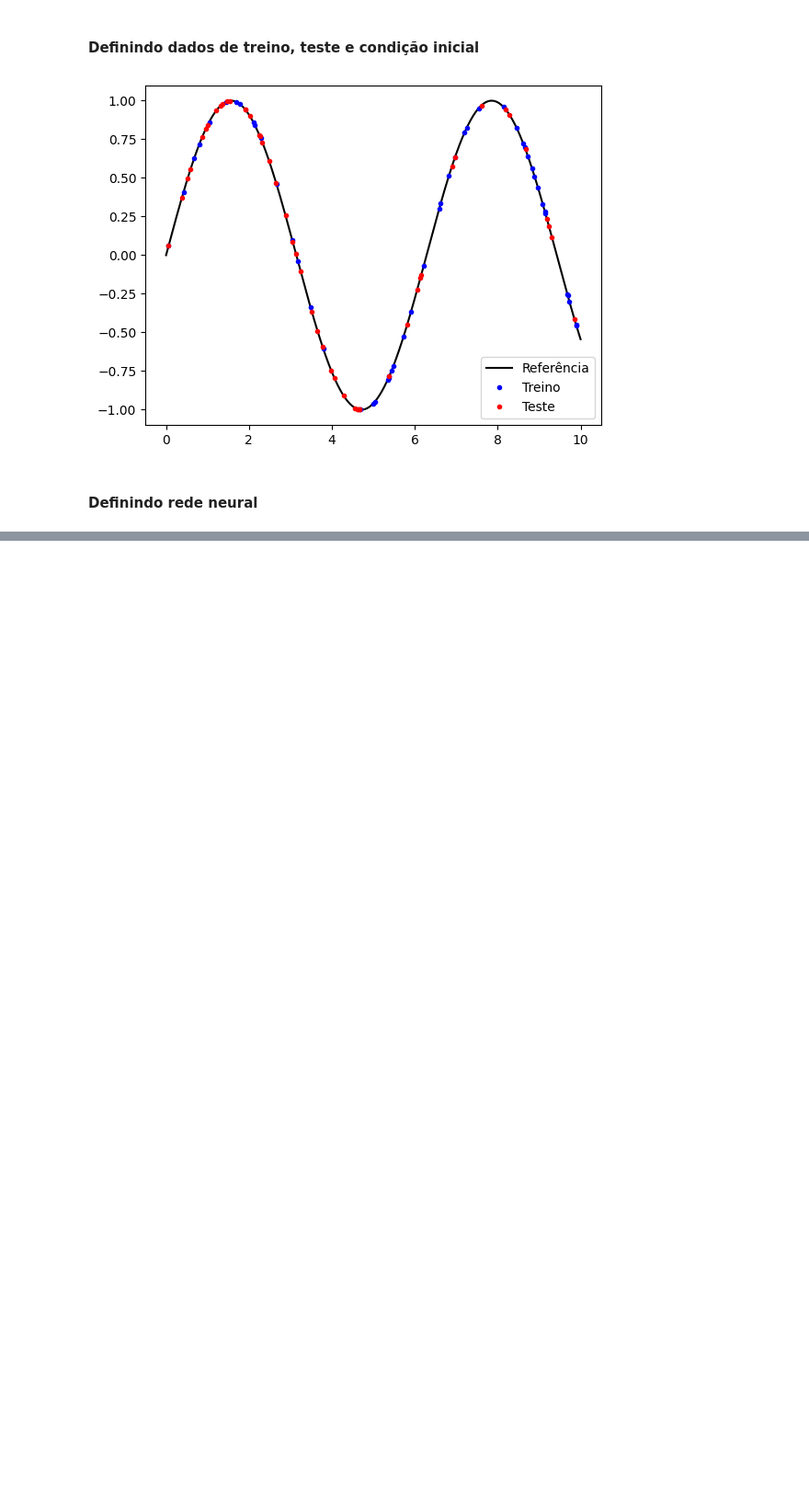
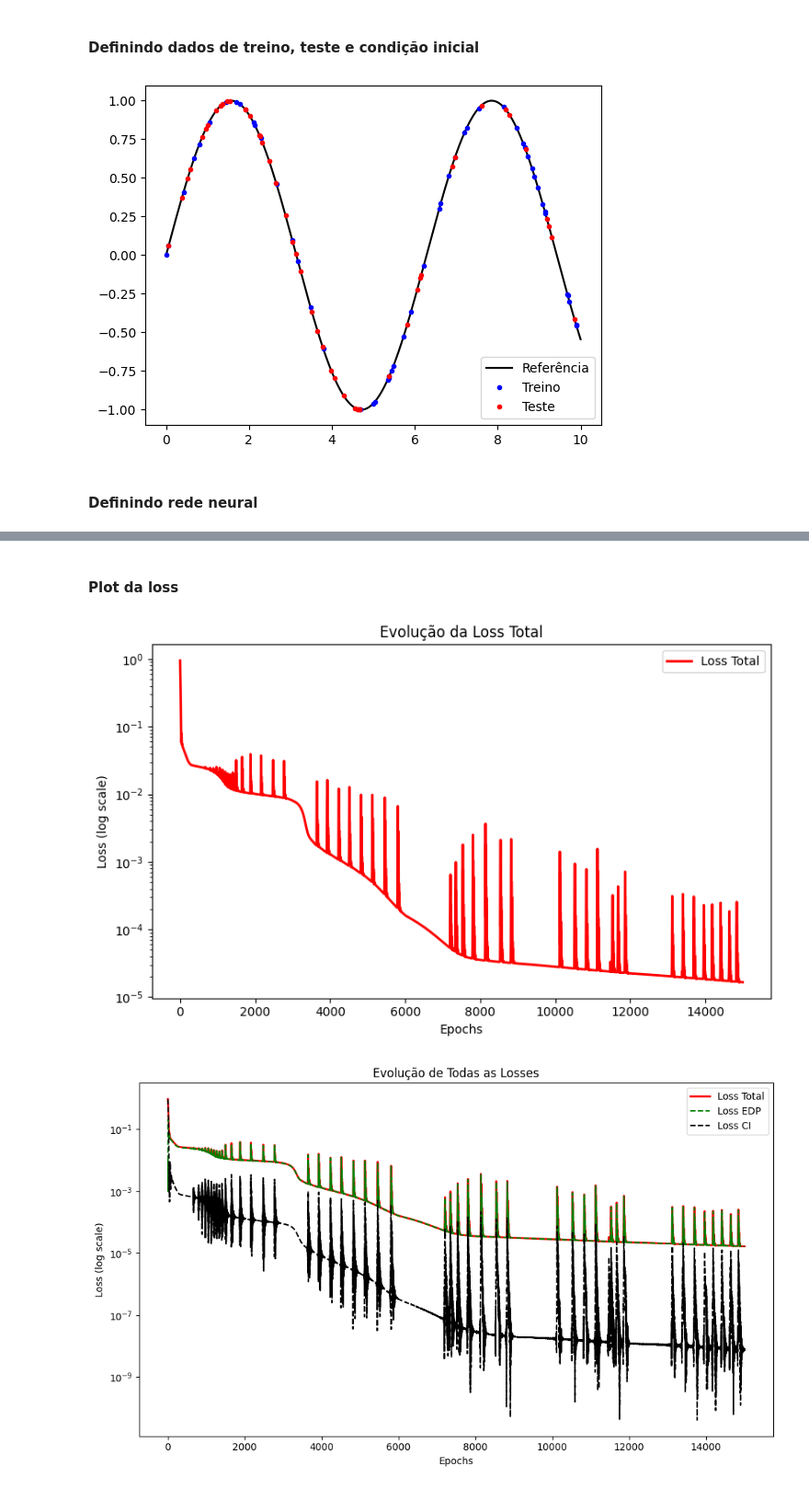
Before and after one commit to NicolasRossoni/TCC, a Jupyter notebook: SimpleExamples/oscilador_harmonico.ipynb, the cells around one changed output, grey strips where cells are left out. Shown: that part at 92% size. Drawn from its saved outputs; the diff is of its cells as text; code cells hidden in the pictures; blank space fills up the shorter version.

```diff
--- a/SimpleExamples/oscilador_harmonico.ipynb
+++ b/SimpleExamples/oscilador_harmonico.ipynb
@@ -34,17 +32,19 @@ from torch.optim.lr_scheduler import StepLR
 # %%
 tc.manual_seed(21)
 
+# Definindo intervalo e número de pontos
 t_i = 0
 t_f = 10
 n_pontos = 100
-
 train_test_ratio = 0.5
 
+# Definindo constantes físicas
 x_0 = 0
 v_0 = 1
 k = 1
 m = 1
 
+# Pontos analíticos
 t = tc.linspace(t_i, t_f, n_pontos*10)
 
 def x_analitico(t):
@@ -52,21 +52,27 @@ def x_analitico(t):
 
 x_ref = x_analitico(t)
 
+# Pontos analíticos aleatórios
 rand_indices = tc.randint(0, n_pontos*10, (n_pontos,))
 novo_t = t[rand_indices]
 novo_x_ref = x_ref[rand_indices]
 
+# Treino e teste
 split_index = int(n_pontos*train_test_ratio)
-t_treino = tc.tensor(novo_t[:split_index])
-x_treino = tc.tensor(novo_x_ref[:split_index])
+t_treino = novo_t[:split_index].clone().detach().reshape(-1, 1)
+t_treino.requires_grad_(True)
+x_treino = novo_x_ref[:split_index].clone().detach().reshape(-1, 1)
 
-t_teste = tc.tensor(novo_t[split_index:])
-x_teste = tc.tensor(novo_x_ref[split_index:])
+t_teste = novo_t[split_index:].clone().detach().reshape(-1, 1)
+x_teste = novo_x_ref[split_index:].clone().detach().reshape(-1, 1)
 
+# Condições iniciais
 condicoes_iniciais = tc.tensor([x_0, v_0])
+t_treino = tc.cat([tc.tensor([[0.0]]), t_treino])
+x_treino = tc.cat([tc.tensor([[x_0]]), x_treino])
 
 plt.plot(t, x_ref, 'k-', label='Referência')
-plt.plot(t_treino, x_treino, 'b.', label='Treino')
+plt.plot(t_treino.detach().numpy(), x_treino, 'b.', label='Treino')
 plt.plot(t_teste, x_teste, 'r.', label='Teste')
 plt.legend(loc="lower right")
 plt.show()
@@ -131,0 +146,30 @@ TypeError: cat() received an invalid combination of arguments - got (list, requi
+# %% [markdown]
+#### Plot da loss
+# %%
+loss_array = np.array(loss_log)
+
+# Figura 1: Apenas Loss Total
+plt.figure(figsize=(8,5))
+plt.semilogy(loss_array[:, 0], 'r-', linewidth=2, label='Loss Total')
+plt.ylabel("Loss (log scale)")
+plt.xlabel("Epochs")
+plt.legend()
+plt.title("Evolução da Loss Total")
+plt.tight_layout()
+plt.show()
+
+# Figura 2: Todas as Losses
+plt.figure(figsize=(10,6))
+plt.semilogy(loss_array[:, 0], 'r-', linewidth=2, label='Loss Total')
+#plt.semilogy(loss_array[:, 1], 'b--', linewidth=1.5, label='Loss Dados')
+plt.semilogy(loss_array[:, 2], 'g--', linewidth=1.5, label='Loss EDP')
+plt.semilogy(loss_array[:, 3], 'k--', linewidth=1.5, label='Loss CI')
+plt.ylabel("Loss (log scale)")
+plt.xlabel("Epochs")
+plt.legend()
+plt.title("Evolução de Todas as Losses")
+plt.tight_layout()
+plt.show()
+# %% [output]
+[figure, added]
+[figure, added]
```
Also changed, not shown: parts of 5 cells of this notebook, 5 other files.
